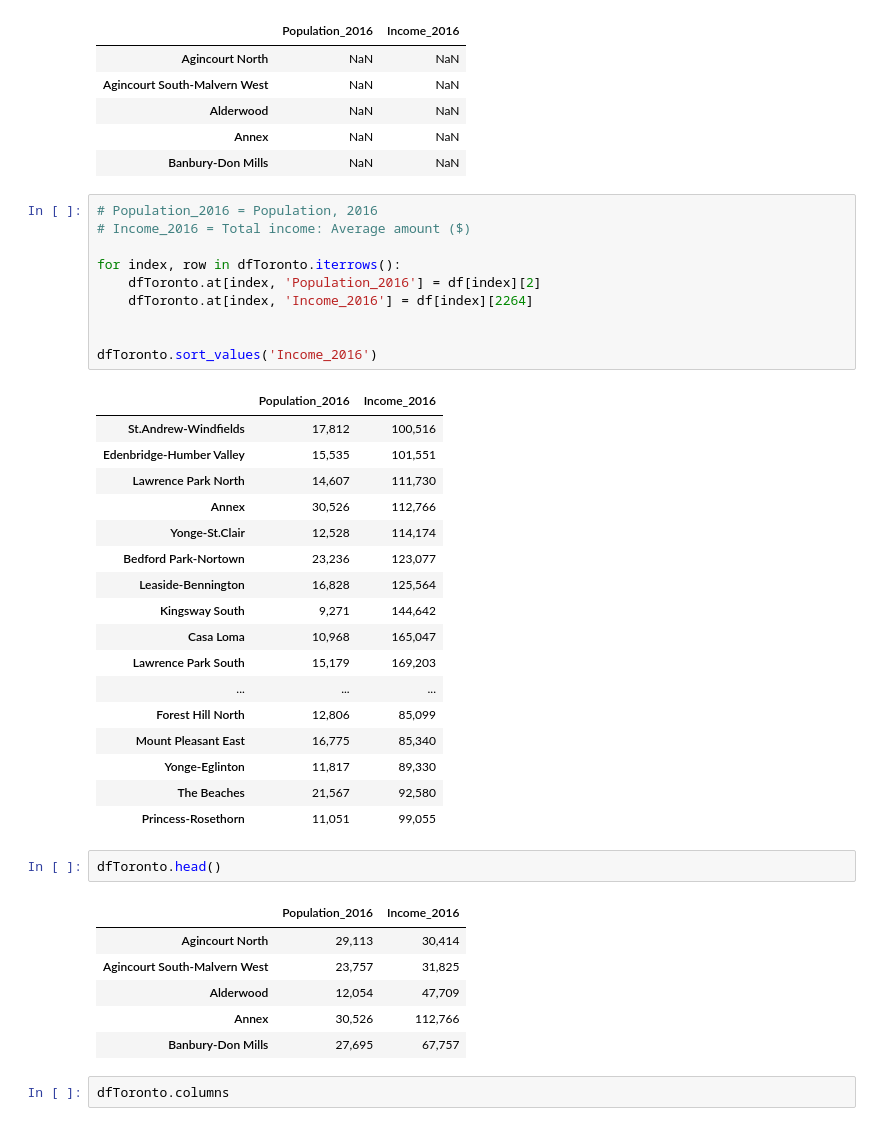
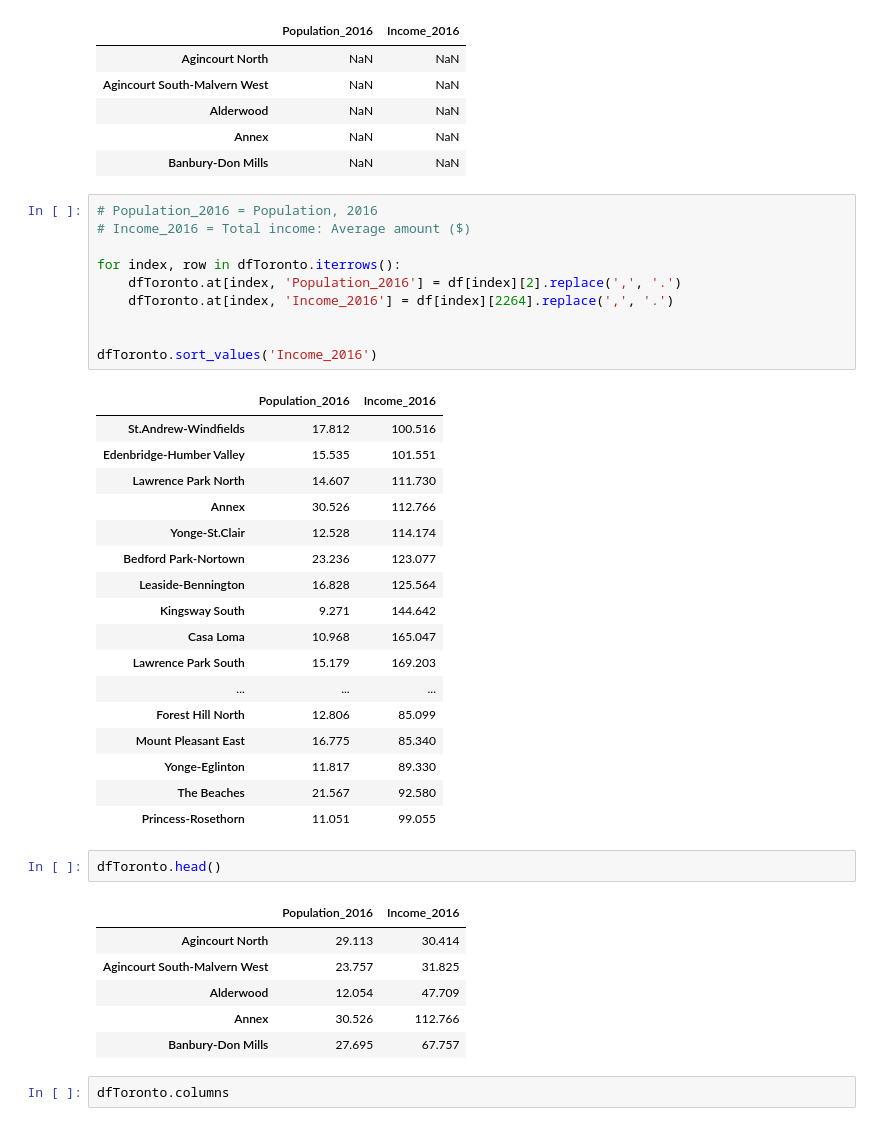
Before and after one commit to Paulinails/Capstone, a Jupyter notebook: Data.ipynb, the cells around one changed output. Drawn from its saved outputs; the diff is of its cells as text.

```diff
--- a/Data.ipynb
+++ b/Data.ipynb
@@ -64,40 +64,40 @@ dfToronto.head()
 # %%
 # Population_2016 = Population, 2016
 # Income_2016 = Total income: Average amount ($)
 
 for index, row in dfToronto.iterrows():
-    dfToronto.at[index, 'Population_2016'] = df[index][2]
-    dfToronto.at[index, 'Income_2016'] = df[index][2264]
+    dfToronto.at[index, 'Population_2016'] = df[index][2].replace(',', '.')
+    dfToronto.at[index, 'Income_2016'] = df[index][2264].replace(',', '.')
 
 
 dfToronto.sort_values('Income_2016')
 # %% [output]
 |  | Population_2016 | Income_2016 |
-| St.Andrew-Windfields | 17,812 | 100,516 |
-| Edenbridge-Humber Valley | 15,535 | 101,551 |
-| Lawrence Park North | 14,607 | 111,730 |
-| Annex | 30,526 | 112,766 |
-| Yonge-St.Clair | 12,528 | 114,174 |
-| Bedford Park-Nortown | 23,236 | 123,077 |
-| Leaside-Bennington | 16,828 | 125,564 |
-| Kingsway South | 9,271 | 144,642 |
-| Casa Loma | 10,968 | 165,047 |
-| Lawrence Park South | 15,179 | 169,203 |
+| St.Andrew-Windfields | 17.812 | 100.516 |
+| Edenbridge-Humber Valley | 15.535 | 101.551 |
+| Lawrence Park North | 14.607 | 111.730 |
+| Annex | 30.526 | 112.766 |
+| Yonge-St.Clair | 12.528 | 114.174 |
+| Bedford Park-Nortown | 23.236 | 123.077 |
+| Leaside-Bennington | 16.828 | 125.564 |
+| Kingsway South | 9.271 | 144.642 |
+| Casa Loma | 10.968 | 165.047 |
+| Lawrence Park South | 15.179 | 169.203 |
 | ... | ... | ... |
-| Forest Hill North | 12,806 | 85,099 |
-| Mount Pleasant East | 16,775 | 85,340 |
-| Yonge-Eglinton | 11,817 | 89,330 |
-| The Beaches | 21,567 | 92,580 |
-| Princess-Rosethorn | 11,051 | 99,055 |
+| Forest Hill North | 12.806 | 85.099 |
+| Mount Pleasant East | 16.775 | 85.340 |
+| Yonge-Eglinton | 11.817 | 89.330 |
+| The Beaches | 21.567 | 92.580 |
+| Princess-Rosethorn | 11.051 | 99.055 |
 # %%
 dfToronto.head()
 # %% [output]
 |  | Population_2016 | Income_2016 |
-| Agincourt North | 29,113 | 30,414 |
-| Agincourt South-Malvern West | 23,757 | 31,825 |
-| Alderwood | 12,054 | 47,709 |
-| Annex | 30,526 | 112,766 |
-| Banbury-Don Mills | 27,695 | 67,757 |
+| Agincourt North | 29.113 | 30.414 |
+| Agincourt South-Malvern West | 23.757 | 31.825 |
+| Alderwood | 12.054 | 47.709 |
+| Annex | 30.526 | 112.766 |
+| Banbury-Don Mills | 27.695 | 67.757 |
 # %%
 dfToronto.columns
 # %% [output]
```
Also changed, not shown: parts of 18 cells of this notebook.
